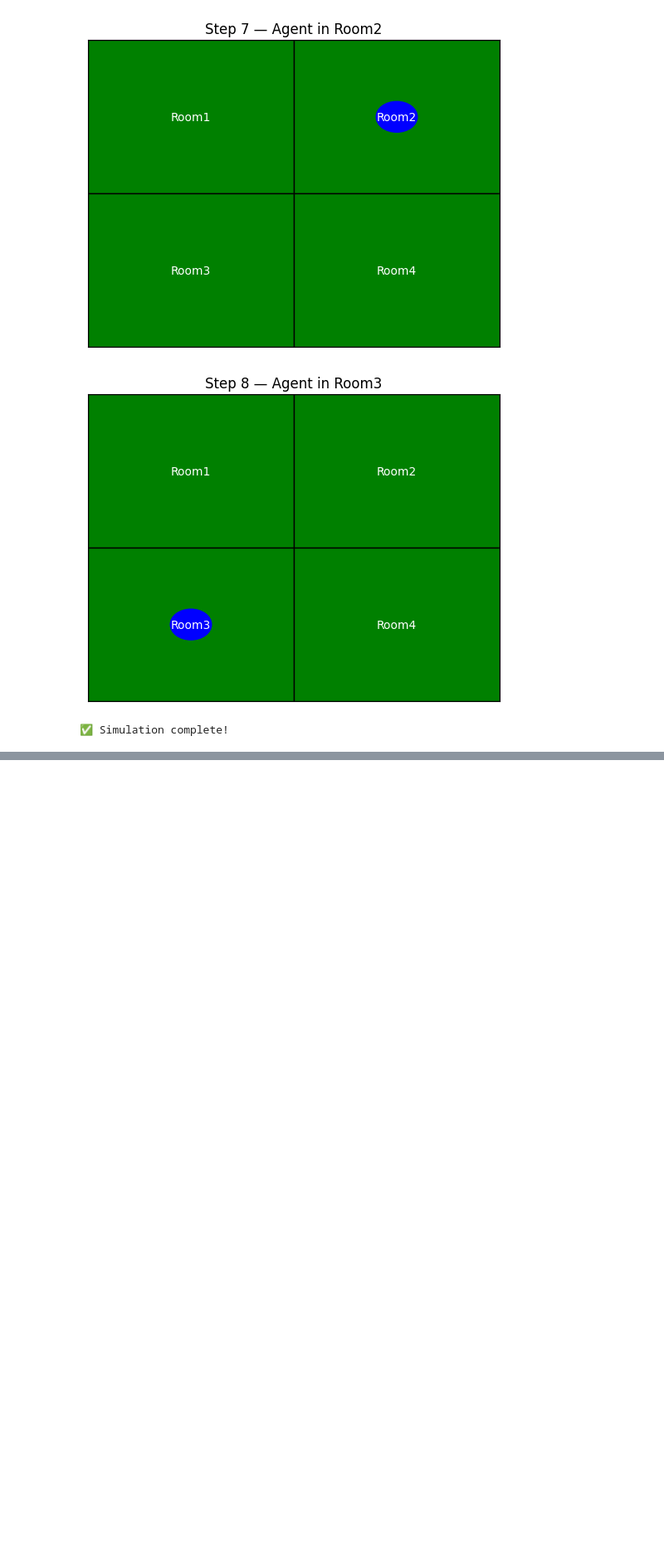
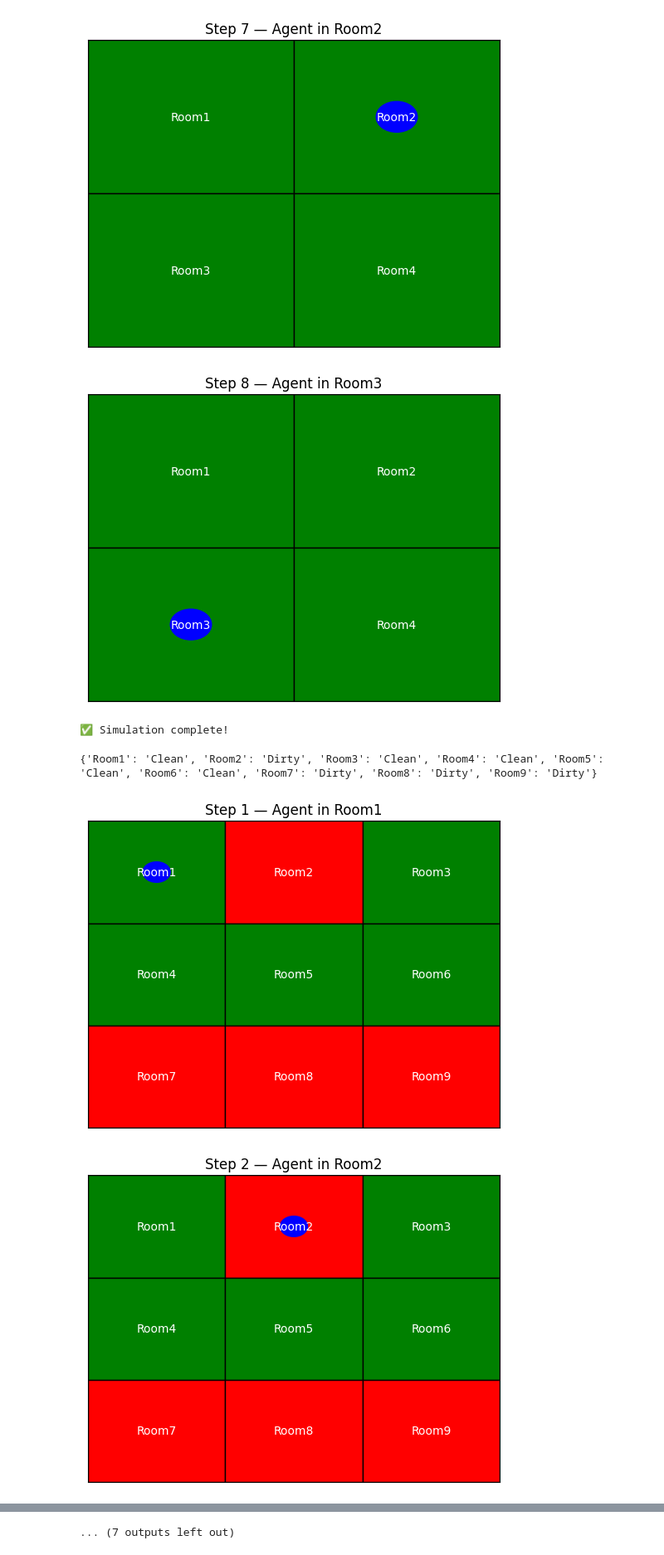
Before and after one commit to Accayo14/Agentic-AI, a Jupyter notebook: simple_reflex_agent.ipynb, the cells around one changed output, grey strips where cells are left out. Shown at 83% size. Drawn from its saved outputs; the diff is of its cells as text; code cells hidden in the pictures; blank space fills up the shorter version.

Commit message:
Simple reflex agent with random environment

```diff
--- a/simple_reflex_agent.ipynb
+++ b/simple_reflex_agent.ipynb
@@ -89,3 +89,14 @@ print("✅ Simulation complete!")
 [figure]
 [figure]
 ✅ Simulation complete!
+# %%
+import random
+
+environment = {}
+
+for i in range(1, 10):   # Room1 to Room4
+    environment[f"Room{i}"] = random.choice(["Clean", "Dirty"])
+
+print(environment)
+# %% [output]
+{'Room1': 'Clean', 'Room2': 'Dirty', 'Room3': 'Clean', 'Room4': 'Clean', 'Room5': 'Clean', 'Room6': 'Clean', 'Room7': 'Dirty', 'Room8': 'Dirty', 'Room9': 'Dirty'}
@@ -91,0 +117,3 @@ print("✅ Simulation complete!")
+# %%
+rooms = list(environment.keys())
+agent_index = 0
@@ -91,0 +126,45 @@ print("✅ Simulation complete!")
+# %%
+def draw_environment(env, agent_pos, step):
+    fig, ax = plt.subplots()
+    ax.set_xlim(0, 3)
+    ax.set_ylim(0, 3)
+    ax.set_xticks([])
+    ax.set_yticks([])
+    ax.set_title(f"Step {step} — Agent in {rooms[agent_pos]}")
+
+    for room, pos in room_positions.items():
+        x, y = pos
+        color = 'red' if env[room] == "Dirty" else 'green'
+        rect = patches.Rectangle((x, y), 1, 1, facecolor=color, edgecolor='black')
+        ax.add_patch(rect)
+        ax.text(x + 0.5, y + 0.5, room, ha='center', va='center', color='white', fontsize=10) # "Room1"
+
+    agent_x, agent_y = room_positions[rooms[agent_pos]] # Finds the agent's current position.
+    agent_patch = patches.Circle((agent_x + 0.5, agent_y + 0.5), 0.1, color='blue') #blue circle
+    ax.add_patch(agent_patch)
+
+    plt.pause(1)
+    plt.close()
+# %%
+plt.ion()
+steps = 18
+
+
+for step in range(steps):
+    current_room = rooms[agent_index]
+    state = environment[current_room]
+    action = reflex_agent(state)
+
+    draw_environment(environment, agent_index, step + 1)
+
+    if action == "Clean": # If the agent decides to clean, this line updates the environment, marking the room as "Clean".
+        environment[current_room] = "Clean"
+    else:
+        agent_index = (agent_index + 1) % len(rooms)
+
+
+plt.ioff()
+print("✅ Simulation complete!")
+# %% [output]
+[figure, added]
+[figure, added]
@@ -91,0 +181 @@ print("✅ Simulation complete!")
+... (7 outputs left out)
```
Also changed, not shown: parts of 3 cells of this notebook.
